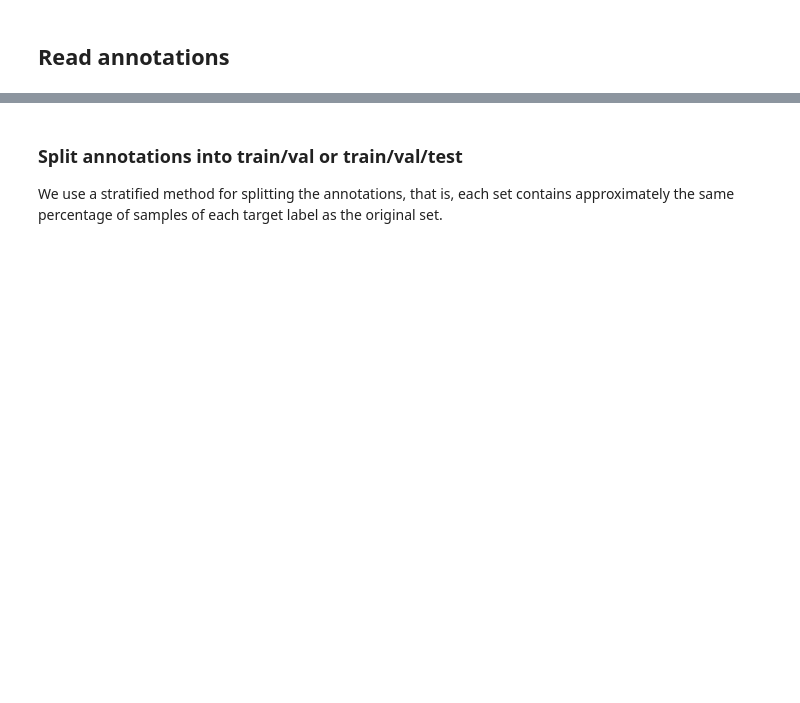
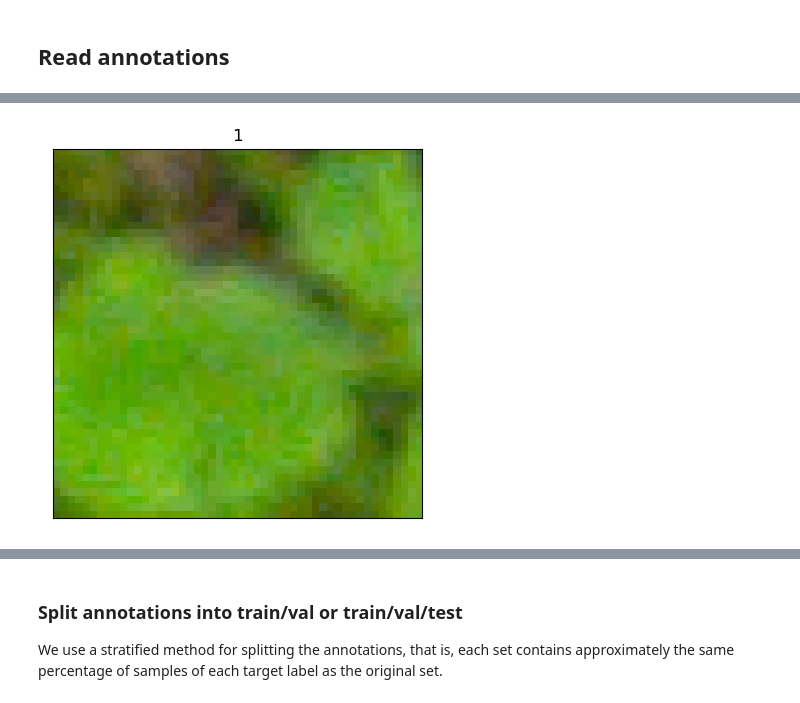
Before and after one commit to maps-as-data/MapReader, a Jupyter notebook: examples/non-geospatial/classification_plant_phenotype/003_train_classifier.ipynb, the cells around one changed output, grey strips where cells are left out. Saved outputs shown, nothing was run; the diff lists cells and outputs as text; code cells hidden in the pictures; blank space fills up the shorter version.

```diff
--- a/examples/non-geospatial/classification_plant_phenotype/003_train_classifier.ipynb
+++ b/examples/non-geospatial/classification_plant_phenotype/003_train_classifier.ipynb
@@ -40,3 +90,5 @@ annotated_images.show_image_labels(tar_label=1, num_sample=6)
 # %%
 # show an image based on its index
-annotated_images.show_image(indx=2)
+annotated_images.show_image(indx=46)
+# %% [output]
+[figure, added]
```
Also changed, not shown: parts of 30 cells of this notebook, 3 other files.
